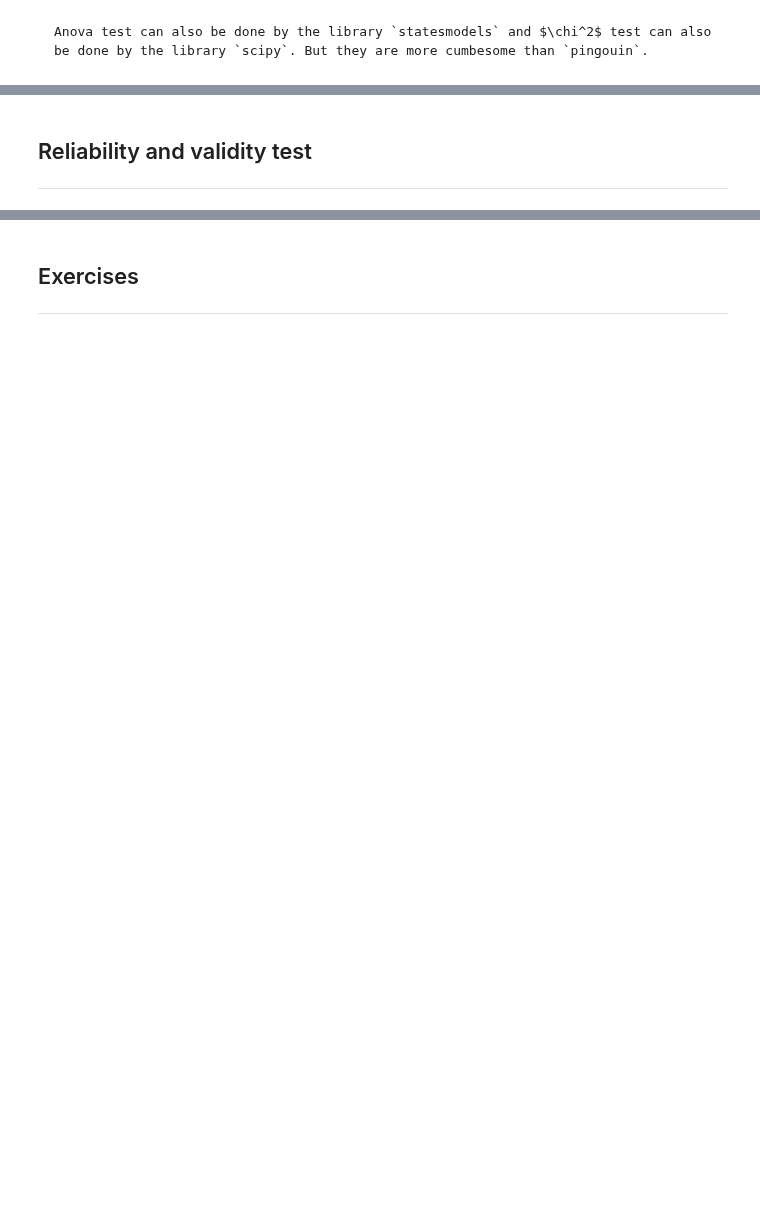
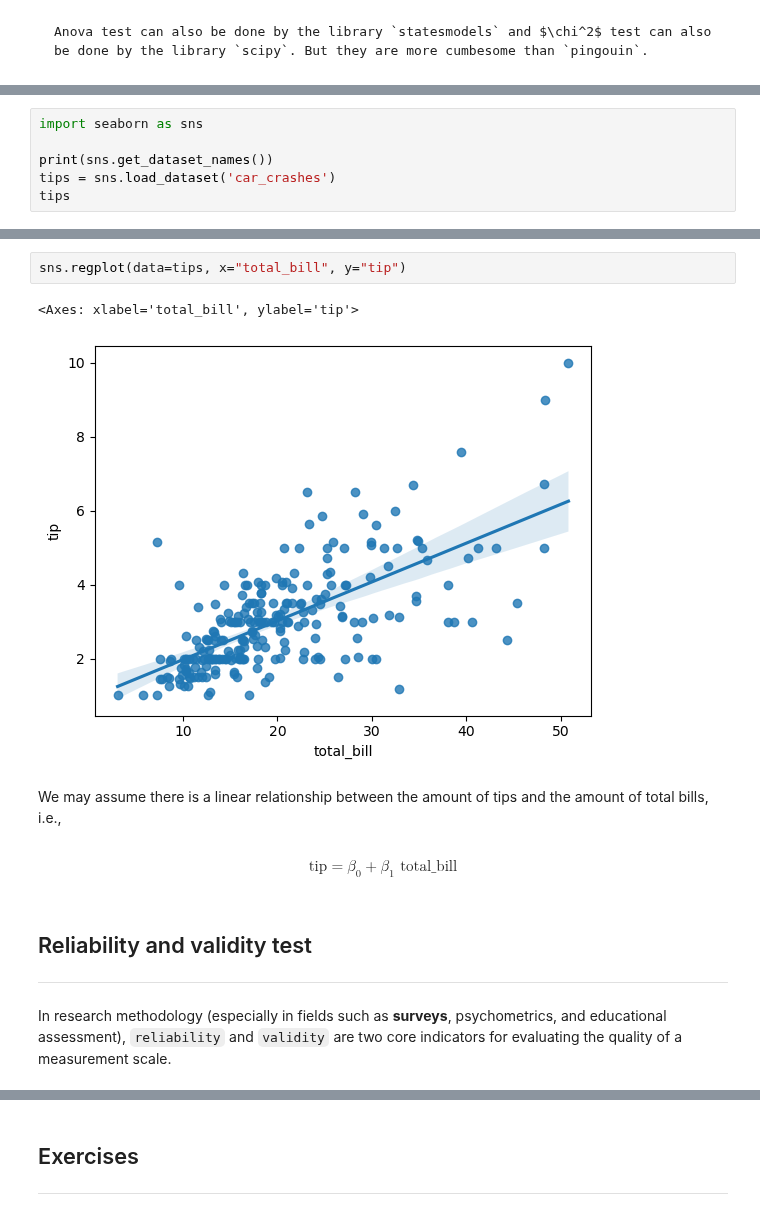
Before and after one commit to RobinChen121/book-Python-Data-Science-en, a Jupyter notebook: data-science/statistics1.ipynb, the cells around one changed output, grey strips where cells are left out. Drawn from its saved outputs; the diff is of its cells as text; blank space fills up the shorter version.

```diff
--- a/data-science/statistics1.ipynb
+++ b/data-science/statistics1.ipynb
@@ -532,0 +542,6 @@ Anova test can also be done by the library `statesmodels` and $\chi^2$ test can
+# %%
+import seaborn as sns
+
+print(sns.get_dataset_names())
+tips = sns.load_dataset('car_crashes')
+tips
@@ -533,3 +567,16 @@ Anova test can also be done by the library `statesmodels` and $\chi^2$ test can
+# %%
+sns.regplot(data=tips, x="total_bill", y="tip")
+# %% [output]
+<Axes: xlabel='total_bill', ylabel='tip'>
+[figure, added]
+# %% [markdown]
+ We may assume there is a linear relationship between the amount of tips and the amount of total bills, i.e.,
+# %% [markdown]
+$$
+\text{tip}=\beta_0+\beta_1\text{ total\_bill}
+$$
 # %% [markdown]
 ## Reliability and validity test
 <hr>
+# %% [markdown]
+In research methodology (especially in fields such as **surveys**, psychometrics, and educational assessment), `reliability` and `validity` are two core indicators for evaluating the quality of a measurement scale.
```
Also changed, not shown: parts of 27 cells of this notebook, 57 other files.
